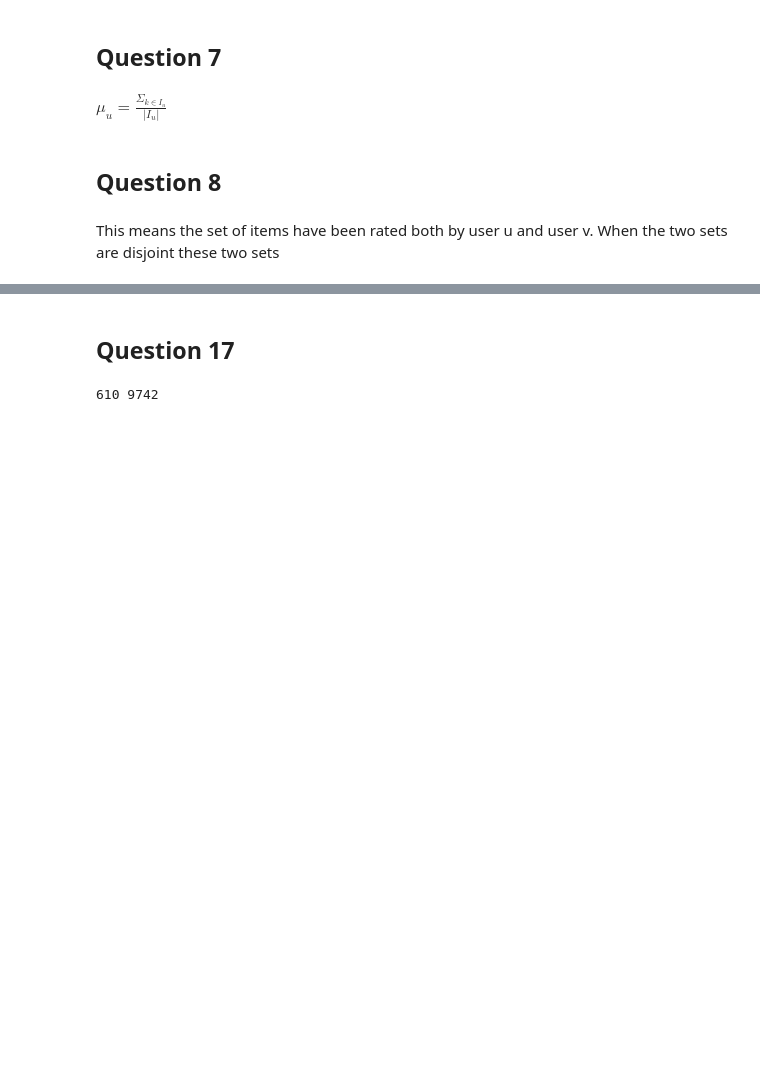
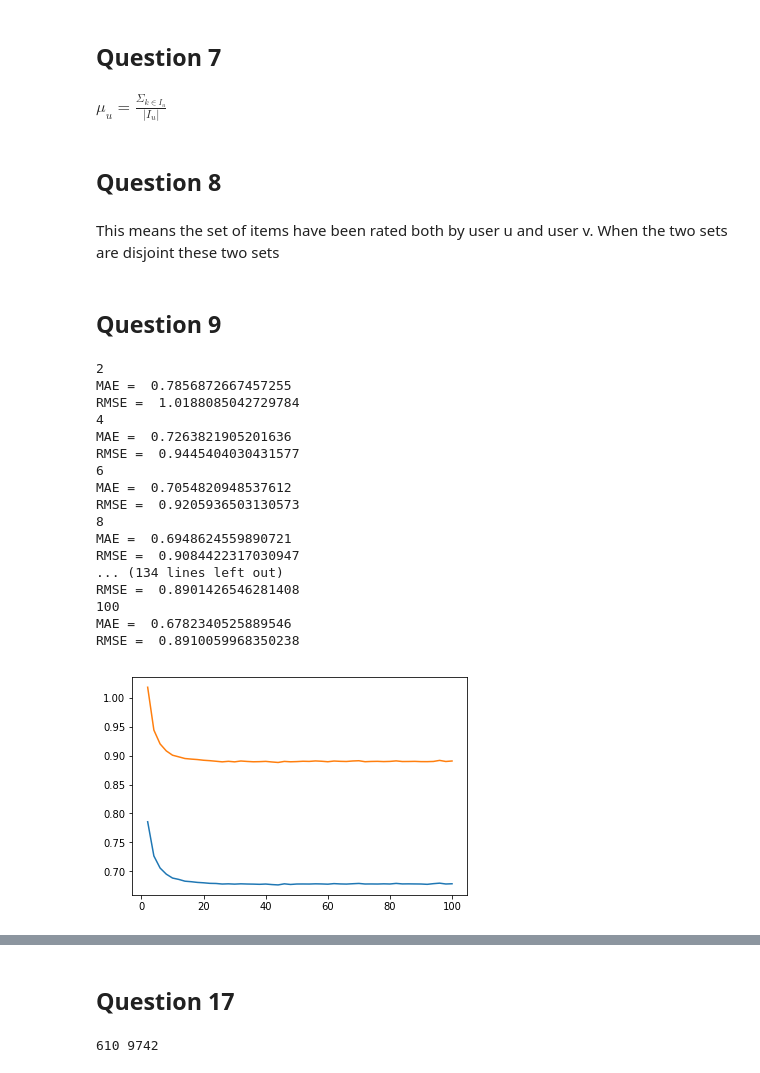
Before and after one commit to DanioPurdue/EE219Project-Analysis-On-Textual-Data, a Jupyter notebook: Project 3/EE219_Project 3_Code.ipynb, the cells around one changed output, grey strips where cells are left out. Cells and saved outputs as stored; diff of their text form; code cells hidden in the pictures; blank space fills up the shorter version.

```diff
--- a/Project 3/EE219_Project 3_Code.ipynb
+++ b/Project 3/EE219_Project 3_Code.ipynb
@@ -113,3 +113,5 @@ $\mu_u = \frac{\Sigma_{k \in I_u}}{|I_u|}$
 ## Question 8
 # %% [markdown]
 This means the set of items have been rated both by user u and user v. When the two sets are disjoint these two sets
+# %% [markdown]
+## Question 9
@@ -115,0 +123,45 @@ This means the set of items have been rated both by user u and user v. When the
+# %%
+def knn_filter(data_set, krange):
+    mae_results = []
+    rmse_results = []
+
+    for i in krange:
+        result = cross_validate(KNNWithMeans(k=i, sim_options = {'name': 'pearson', 'user_base': True}, verbose=False),
+                                data_set, measures=['rmse', 'mae'], cv=10, verbose=False)
+        avg_mae = np.mean(result['test_mae'])
+        avg_rmse = np.mean(result['test_rmse'])
+        mae_results.append(avg_mae)
+        rmse_results.append(avg_rmse)
+
+        print(i)
+        print("MAE = ", avg_mae)
+        print("RMSE = ", avg_rmse)
+
+    plt.plot(krange, mae_results)
+    plt.plot(krange, rmse_results)
+    plt.show()
+
+
+reader = Reader(rating_scale=(0.5, 5))
+data_set = Dataset.load_from_df(ratings_df[['userId', 'movieId', 'rating']], reader)
+krange = range(2, 102, 2)
+knn_filter(data_set, krange)
+# %% [output]
+2
+MAE =  0.7856872667457255
+RMSE =  1.0188085042729784
+4
+MAE =  0.7263821905201636
+RMSE =  0.9445404030431577
+6
+MAE =  0.7054820948537612
+RMSE =  0.9205936503130573
+8
+MAE =  0.6948624559890721
+RMSE =  0.9084422317030947
+... (134 lines left out)
+RMSE =  0.8901426546281408
+100
+MAE =  0.6782340525889546
+RMSE =  0.8910059968350238
+[figure, added]
```
Also changed, not shown: parts of 6 cells of this notebook.
